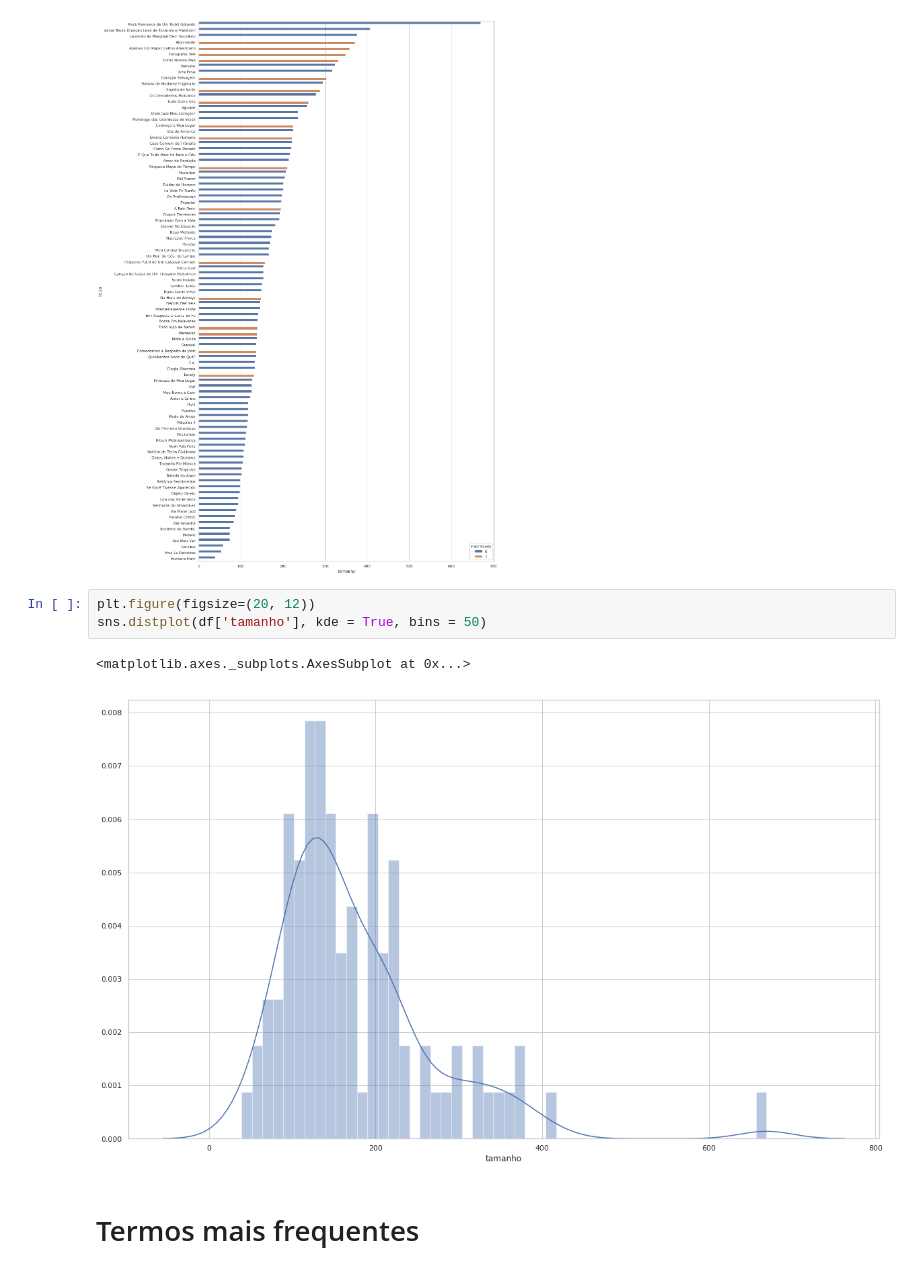
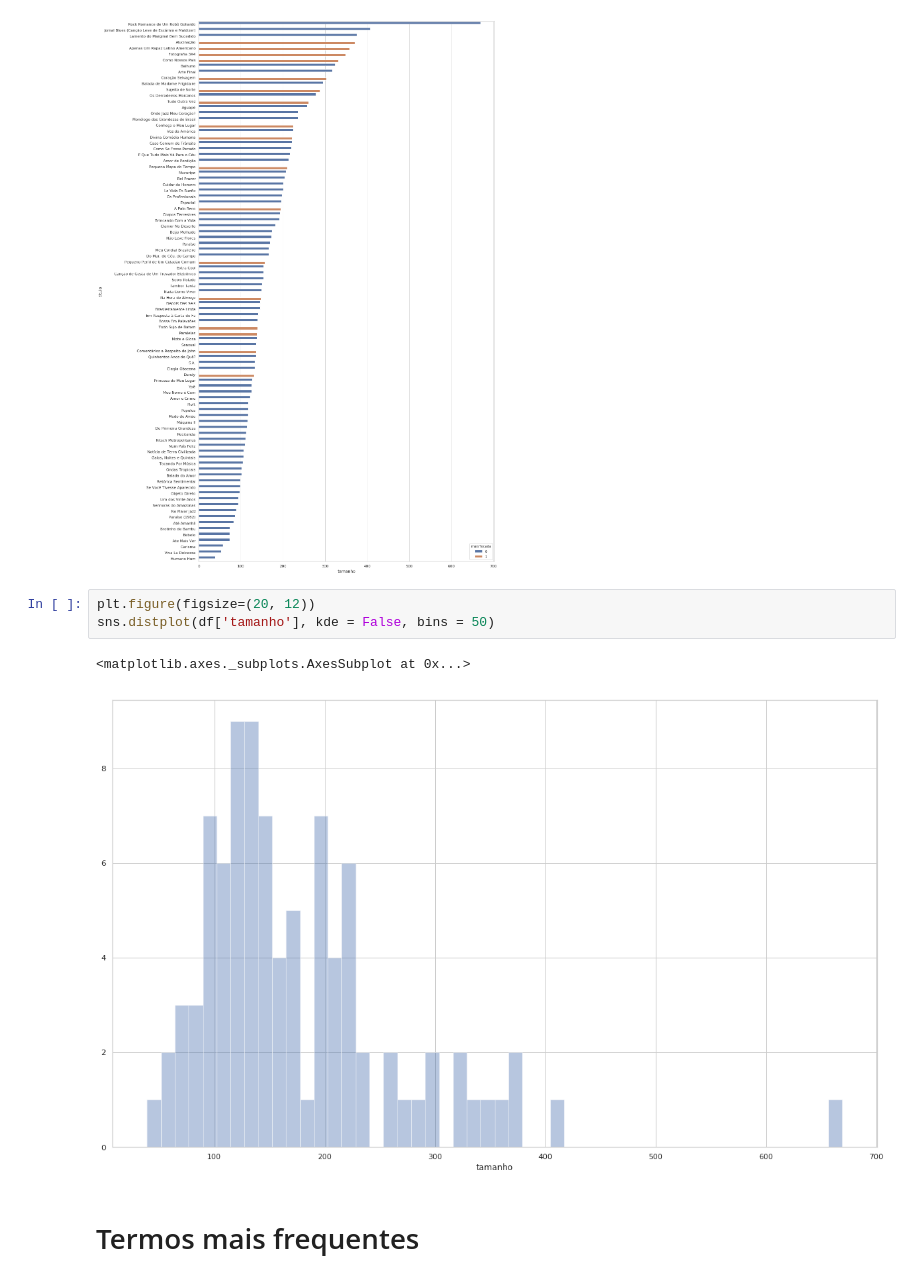
Before and after one commit to cabrau/datavis-course, a Jupyter notebook: projeto_final/pre_processing_text.ipynb, the cells around one changed output. Cells and saved outputs as stored; diff of their text form.

```diff
--- a/projeto_final/pre_processing_text.ipynb
+++ b/projeto_final/pre_processing_text.ipynb
@@ -74,10 +74,10 @@ sns.barplot(y="titulo", x="tamanho", hue="maisTocada", data=df.sort_values(by='t
 [figure]
 # %%
 plt.figure(figsize=(20, 12))
-sns.distplot(df['tamanho'], kde = True, bins = 50)
+sns.distplot(df['tamanho'], kde = False, bins = 50)
 # %% [output]
 <matplotlib.axes._subplots.AxesSubplot at 0x...>
-[figure, old version]
+[figure, new version]
 # %% [markdown]
 # Termos mais frequentes
 # %% [markdown]
```
Also changed, not shown: parts of 36 cells of this notebook, 9 other files.
